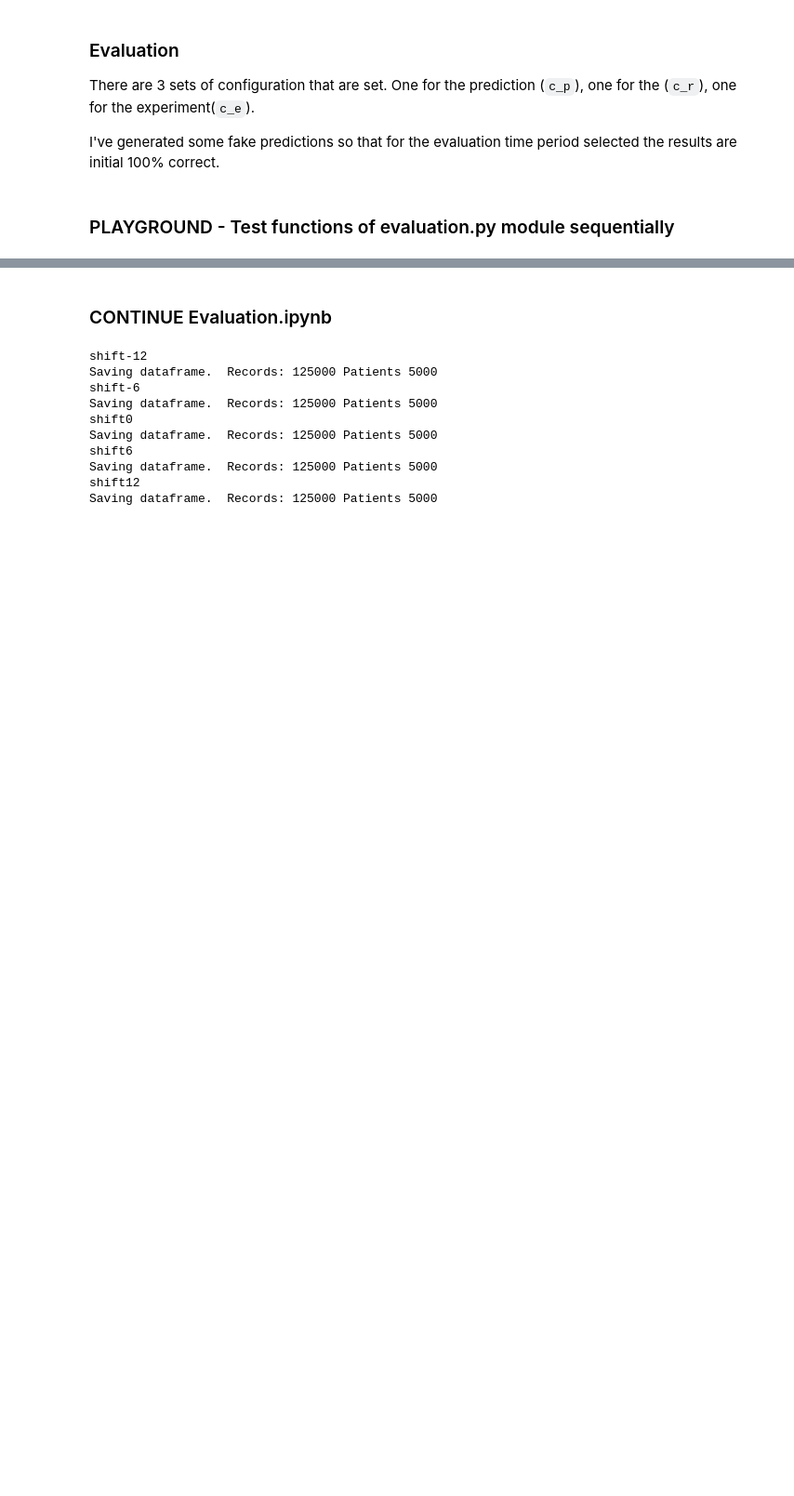
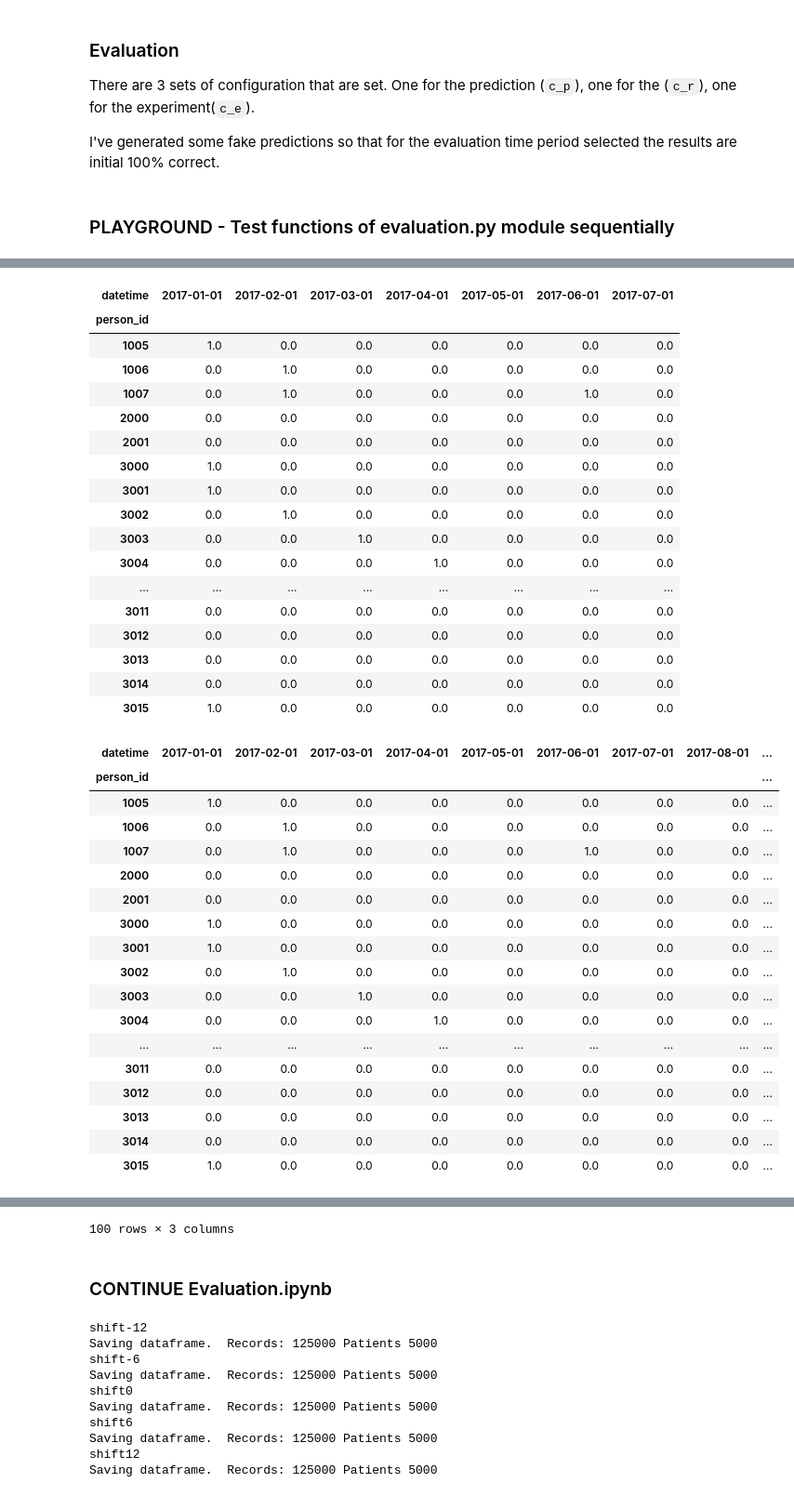
Before and after one commit to nafis-neehal/CDPHP_Evaluation, a Jupyter notebook: notebooks/evaluation.ipynb, the cells around one changed output, grey strips where cells are left out. Shown at 93% size. Saved outputs shown, nothing was run; the diff lists cells and outputs as text; code cells hidden in the pictures; blank space fills up the shorter version.

```diff
--- a/notebooks/evaluation.ipynb
+++ b/notebooks/evaluation.ipynb
@@ -139,27 +157,30 @@ c_e={    'experiment': 'Initial Tests',
 #     print(df.head())
 # %%
-# """
-# score_times(c_p, c_r, c_e, ref=pd.DataFrame(), pred=pd.DataFrame())
-# """
-# ref['datetime']=pd.to_datetime(ref[c_r['date_col_out']], format= c_r['date_for_out'])
-# ref_w=ref.pivot_table(index=c_r['per_col'], columns='datetime', values=c_e['ref_target'], aggfunc='sum')
-# ref_w=ref_w.fillna(0) #fill in NA so sums correctly.
+"""
+score_times(c_p, c_r, c_e, ref=pd.DataFrame(), pred=pd.DataFrame())
+"""
+ref['datetime']=pd.to_datetime(ref[c_r['date_col_out']], format= c_r['date_for_out'])
+ref_w=ref.pivot_table(index=c_r['per_col'], columns='datetime', values=c_e['ref_target'], aggfunc='sum')
+ref_w=ref_w.fillna(0) #fill in NA so sums correctly.
 
-# pred['datetime']=pd.to_datetime(pred[c_p['date_col']], format= c_p['date_for'])
-# pred=pred.loc[pred['datetime']==c_e['eval_date'],[c_p['per_col'],'datetime',c_e['pred_target']]]
+pred['datetime']=pd.to_datetime(pred[c_p['date_col']], format= c_p['date_for'])
+pred=pred.loc[pred['datetime']==c_e['eval_date'],[c_p['per_col'],'datetime',c_e['pred_target']]]
 
 # results=pd.DataFrame()
 # row=0
 
-# for w in c_e['landmarks']:
-#     start=c_e['eval_date']+pd.DateOffset(months=w[0])
-#     end=c_e['eval_date']+pd.DateOffset(months=w[1])
-#     label=start.strftime(c_r['date_for_out'])+'-'+ end.strftime(c_r['date_for_out'])
-#     #print("Splitting dataset for evaluation at", c_e['eval_date'], "Evaluating from:", label)
-#     sl=slice(start,end)
-#     ref_w=ref_w.fillna(0)
-#     y= ref_w.loc[:,sl]
+for w in c_e['landmarks']:
+    start=c_e['eval_date']+pd.DateOffset(months=w[0])
+    end=c_e['eval_date']+pd.DateOffset(months=w[1])
+    label=start.strftime(c_r['date_for_out'])+'-'+ end.strftime(c_r['date_for_out'])
+    #print("Splitting dataset for evaluation at", c_e['eval_date'], "Evaluating from:", label)
+    sl=slice(start,end)
+    ref_w=ref_w.fillna(0)
+    y= ref_w.loc[:,sl]
+    display(y)
 #     #print("Examining Columns Slice:", str(y.columns))
 #     y= y.sum(axis=1)
 #     y[y>1]=1
 #     y=y[y.index.isin(pred[c_p['per_col']])]
+pred
+# %% [output]
@@ -165,0 +205,36 @@ c_e={    'experiment': 'Initial Tests',
+| datetime | 2017-01-01 | 2017-02-01 | 2017-03-01 | 2017-04-01 | 2017-05-01 | 2017-06-01 | 2017-07-01 |
+| person_id |  |  |  |  |  |  |  |
+| 1005 | 1.0 | 0.0 | 0.0 | 0.0 | 0.0 | 0.0 | 0.0 |
+| 1006 | 0.0 | 1.0 | 0.0 | 0.0 | 0.0 | 0.0 | 0.0 |
+| 1007 | 0.0 | 1.0 | 0.0 | 0.0 | 0.0 | 1.0 | 0.0 |
+| 2000 | 0.0 | 0.0 | 0.0 | 0.0 | 0.0 | 0.0 | 0.0 |
+| 2001 | 0.0 | 0.0 | 0.0 | 0.0 | 0.0 | 0.0 | 0.0 |
+| 3000 | 1.0 | 0.0 | 0.0 | 0.0 | 0.0 | 0.0 | 0.0 |
+| 3001 | 1.0 | 0.0 | 0.0 | 0.0 | 0.0 | 0.0 | 0.0 |
+| 3002 | 0.0 | 1.0 | 0.0 | 0.0 | 0.0 | 0.0 | 0.0 |
+| 3003 | 0.0 | 0.0 | 1.0 | 0.0 | 0.0 | 0.0 | 0.0 |
+| 3004 | 0.0 | 0.0 | 0.0 | 1.0 | 0.0 | 0.0 | 0.0 |
+| ... | ... | ... | ... | ... | ... | ... | ... |
+| 3011 | 0.0 | 0.0 | 0.0 | 0.0 | 0.0 | 0.0 | 0.0 |
+| 3012 | 0.0 | 0.0 | 0.0 | 0.0 | 0.0 | 0.0 | 0.0 |
+| 3013 | 0.0 | 0.0 | 0.0 | 0.0 | 0.0 | 0.0 | 0.0 |
+| 3014 | 0.0 | 0.0 | 0.0 | 0.0 | 0.0 | 0.0 | 0.0 |
+| 3015 | 1.0 | 0.0 | 0.0 | 0.0 | 0.0 | 0.0 | 0.0 |
+| datetime | 2017-01-01 | 2017-02-01 | 2017-03-01 | 2017-04-01 | 2017-05-01 | 2017-06-01 | 2017-07-01 | 2017-08-01 | ... |
+| person_id |  |  |  |  |  |  |  |  | ... |
+| 1005 | 1.0 | 0.0 | 0.0 | 0.0 | 0.0 | 0.0 | 0.0 | 0.0 | ... |
+| 1006 | 0.0 | 1.0 | 0.0 | 0.0 | 0.0 | 0.0 | 0.0 | 0.0 | ... |
+| 1007 | 0.0 | 1.0 | 0.0 | 0.0 | 0.0 | 1.0 | 0.0 | 0.0 | ... |
+| 2000 | 0.0 | 0.0 | 0.0 | 0.0 | 0.0 | 0.0 | 0.0 | 0.0 | ... |
+| 2001 | 0.0 | 0.0 | 0.0 | 0.0 | 0.0 | 0.0 | 0.0 | 0.0 | ... |
+| 3000 | 1.0 | 0.0 | 0.0 | 0.0 | 0.0 | 0.0 | 0.0 | 0.0 | ... |
+| 3001 | 1.0 | 0.0 | 0.0 | 0.0 | 0.0 | 0.0 | 0.0 | 0.0 | ... |
+| 3002 | 0.0 | 1.0 | 0.0 | 0.0 | 0.0 | 0.0 | 0.0 | 0.0 | ... |
+| 3003 | 0.0 | 0.0 | 1.0 | 0.0 | 0.0 | 0.0 | 0.0 | 0.0 | ... |
+| 3004 | 0.0 | 0.0 | 0.0 | 1.0 | 0.0 | 0.0 | 0.0 | 0.0 | ... |
+| ... | ... | ... | ... | ... | ... | ... | ... | ... | ... |
+| 3011 | 0.0 | 0.0 | 0.0 | 0.0 | 0.0 | 0.0 | 0.0 | 0.0 | ... |
+| 3012 | 0.0 | 0.0 | 0.0 | 0.0 | 0.0 | 0.0 | 0.0 | 0.0 | ... |
+| 3013 | 0.0 | 0.0 | 0.0 | 0.0 | 0.0 | 0.0 | 0.0 | 0.0 | ... |
+| 3014 | 0.0 | 0.0 | 0.0 | 0.0 | 0.0 | 0.0 | 0.0 | 0.0 | ... |
+| 3015 | 1.0 | 0.0 | 0.0 | 0.0 | 0.0 | 0.0 | 0.0 | 0.0 | ... |
@@ -166,3 +253,4 @@ c_e={    'experiment': 'Initial Tests',
+100 rows × 3 columns
 # %% [markdown]
 <H3> CONTINUE Evaluation.ipynb </H3>
 # %%
```
Also changed, not shown: parts of 4 cells of this notebook, 2 other files.
